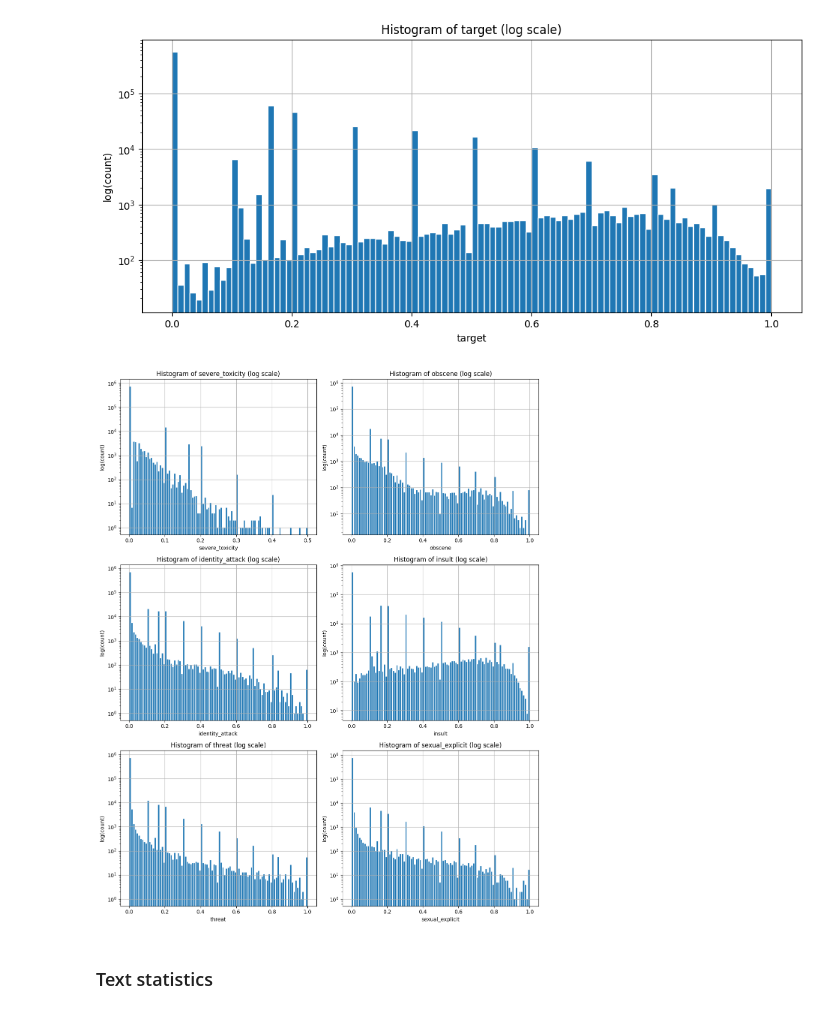
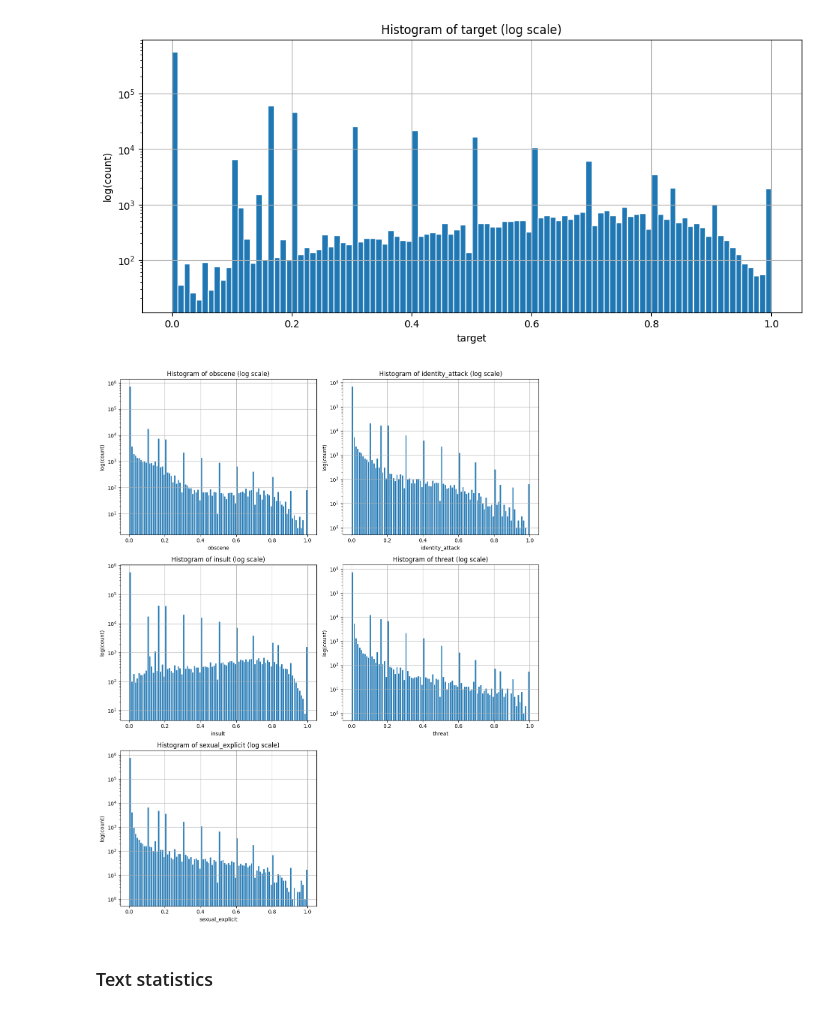
Before and after one commit to Hubizon/abuse-detection, a Jupyter notebook: notebooks/01_eda.ipynb, the cells around one changed output. Cells and saved outputs as stored; diff of their text form; code cells hidden in the pictures.

```diff
--- a/notebooks/01_eda.ipynb
+++ b/notebooks/01_eda.ipynb
@@ -359,22 +364,22 @@ plt.show()
 [figure]
 # %%
 # Histograms for multiple columns with log scale
-target_columns = ['severe_toxicity', 'obscene', 'identity_attack', 'insult', 'threat', 'sexual_explicit']
+target_columns = ['obscene', 'identity_attack', 'insult', 'threat', 'sexual_explicit']
 
 plt.figure(figsize=(12, 15))
 
 for i, col in enumerate(target_columns, 1):
     plt.subplot(3, 2, i)
     df_processed[col].hist(bins=100, edgecolor='white')
     plt.yscale('log')
     plt.xlabel(col)
     plt.ylabel('log(count)')
     plt.title(f'Histogram of {col} (log scale)')
 
 plt.tight_layout()
 plt.show()
 # %% [output]
-[figure, old version]
+[figure, new version]
 # %% [markdown]
 ### Text statistics
 # %%
```
Also changed, not shown: parts of 15 cells of this notebook, 11 other files.
